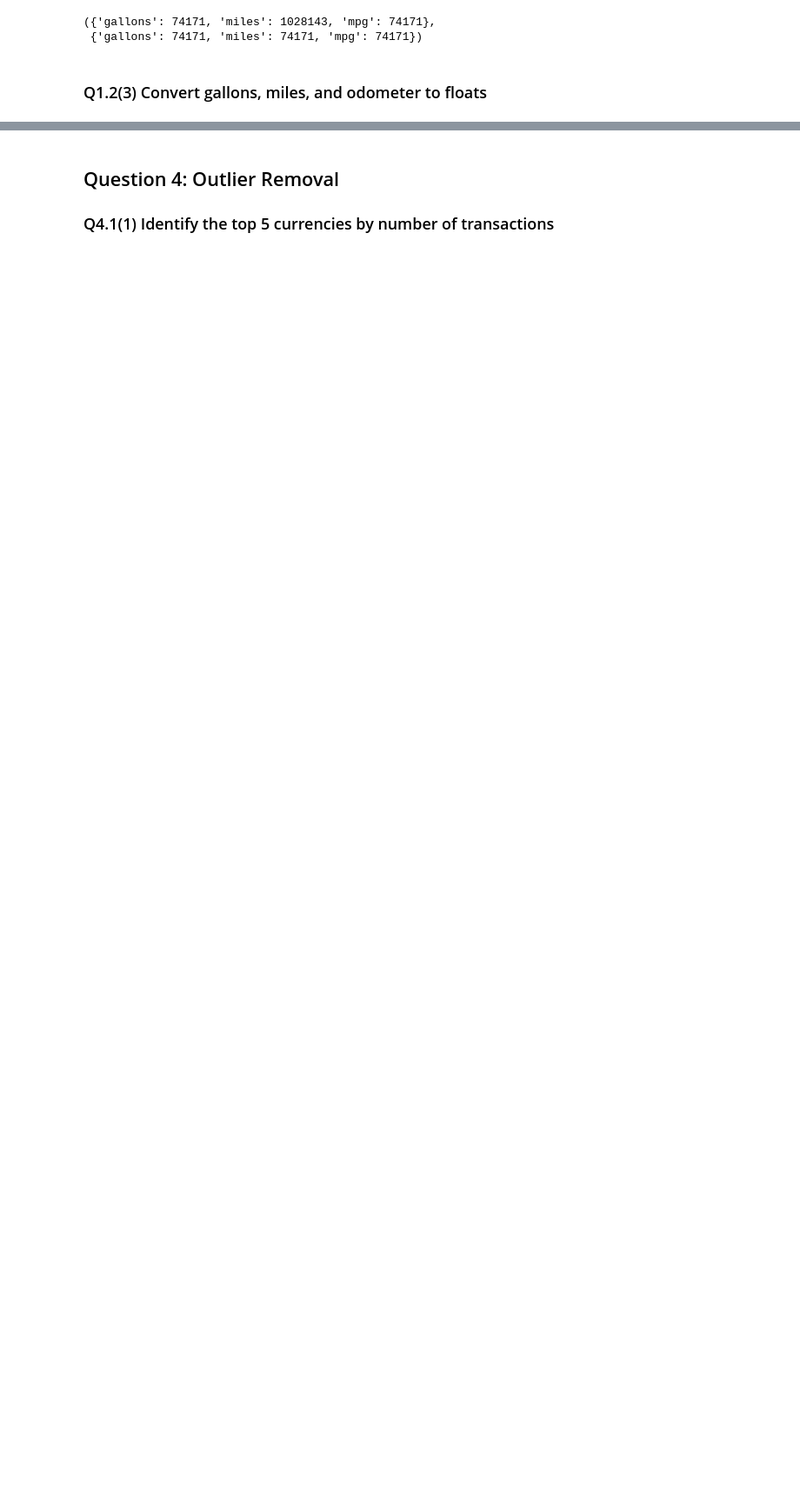
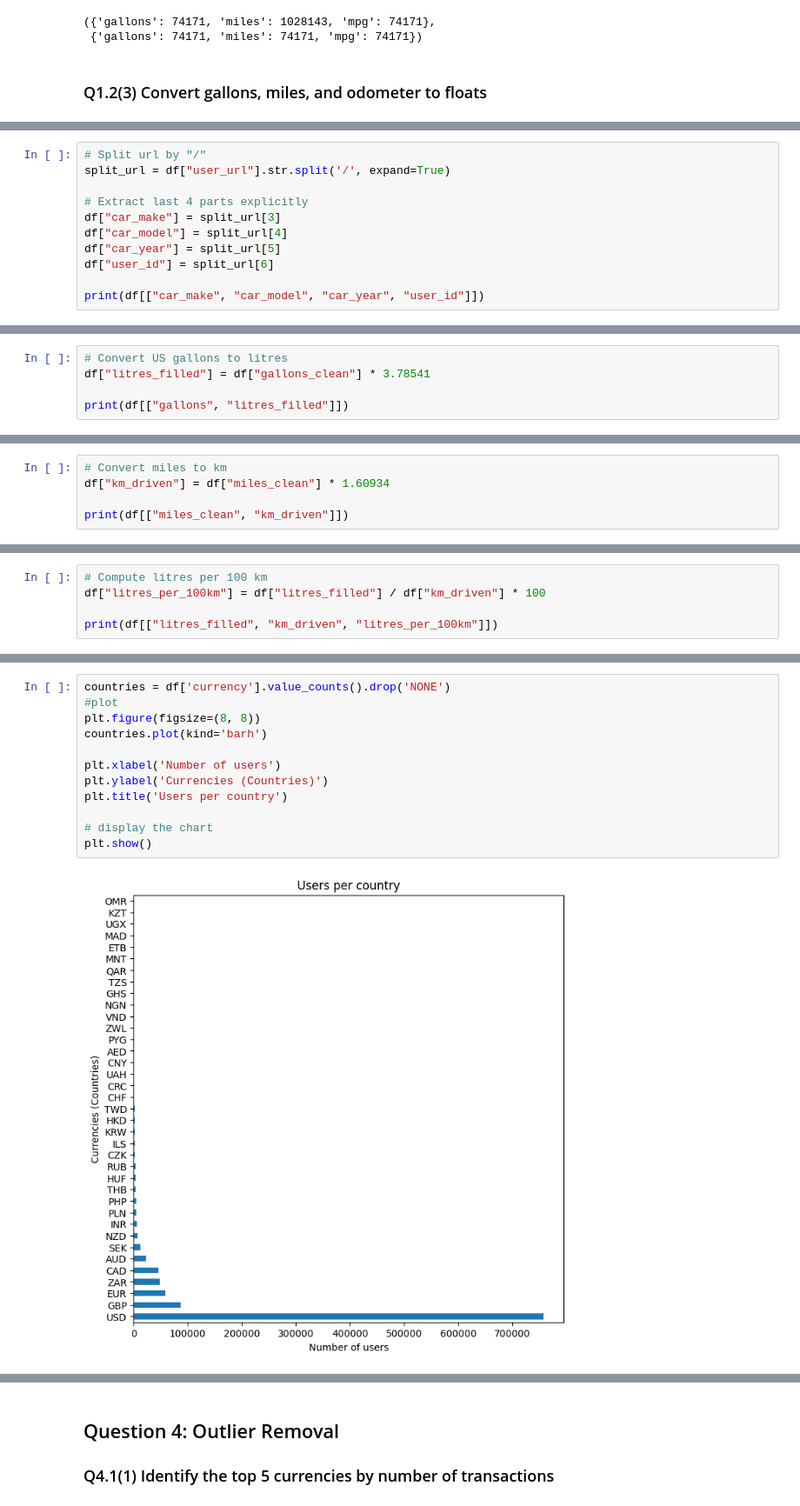
Before and after one commit to SeanMz28/IDVE_assignment1, a Jupyter notebook: assignment1.ipynb, the cells around one changed output, grey strips where cells are left out. Shown at 87% size. Cells and saved outputs as stored; diff of their text form; blank space fills up the shorter version.

```diff
--- a/assignment1.ipynb
+++ b/assignment1.ipynb
@@ -274,0 +519,11 @@ sample_data
+# %%
+# Split url by "/"
+split_url = df["user_url"].str.split('/', expand=True)
+
+# Extract last 4 parts explicitly
+df["car_make"] = split_url[3]
+df["car_model"] = split_url[4]
+df["car_year"] = split_url[5]
+df["user_id"] = split_url[6]
+
+print(df[["car_make", "car_model", "car_year", "user_id"]])
@@ -274,0 +549,5 @@ sample_data
+# %%
+# Convert US gallons to litres
+df["litres_filled"] = df["gallons_clean"] * 3.78541
+
+print(df[["gallons", "litres_filled"]])
@@ -274,0 +571,5 @@ sample_data
+# %%
+# Convert miles to km
+df["km_driven"] = df["miles_clean"] * 1.60934
+
+print(df[["miles_clean", "km_driven"]])
@@ -274,0 +593,5 @@ sample_data
+# %%
+# Compute litres per 100 km
+df["litres_per_100km"] = df["litres_filled"] / df["km_driven"] * 100
+
+print(df[["litres_filled", "km_driven", "litres_per_100km"]])
@@ -274,0 +617,14 @@ sample_data
+# %%
+countries = df['currency'].value_counts().drop('NONE')
+#plot
+plt.figure(figsize=(8, 8))
+countries.plot(kind='barh')
+
+plt.xlabel('Number of users')
+plt.ylabel('Currencies (Countries)')
+plt.title('Users per country')
+
+# display the chart
+plt.show()
+# %% [output]
+[figure, added]
```
Also changed, not shown: parts of 41 cells of this notebook.
